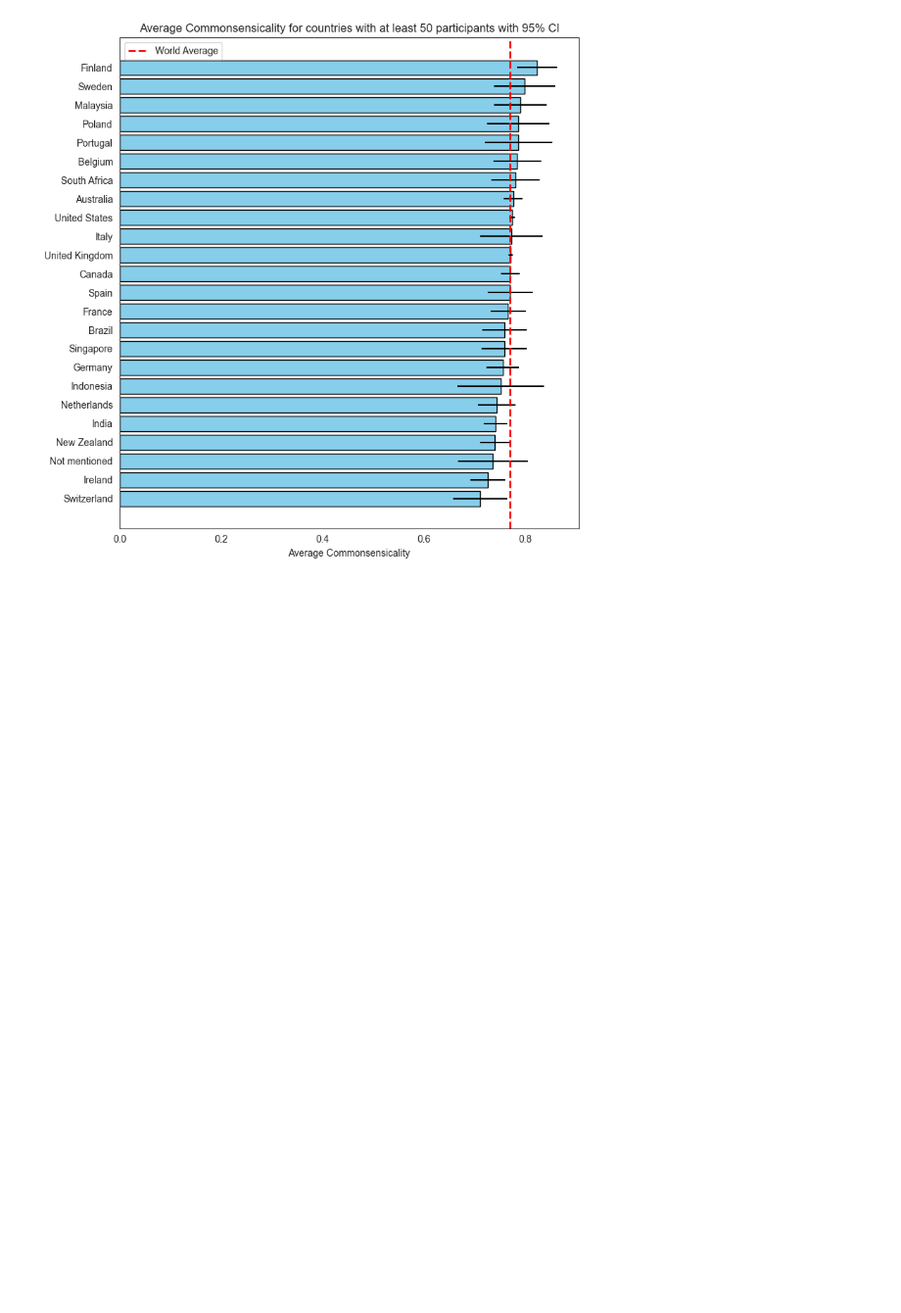
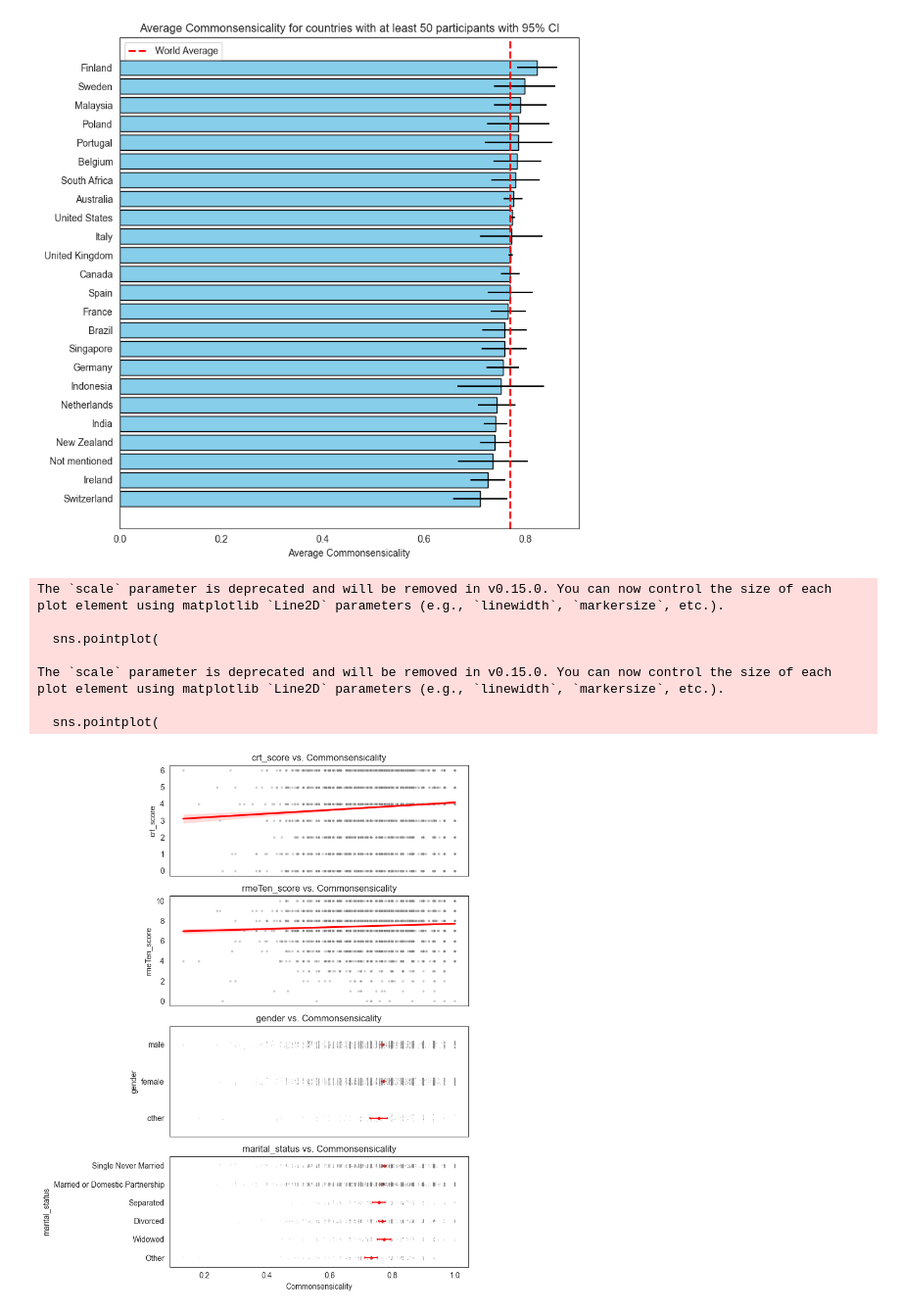
Before and after one commit to Watts-Lab/commonsense-data, a Jupyter notebook: .scripts/dashboard.ipynb, the cells around one changed output. Shown at 98% size. Cells and saved outputs as stored; diff of their text form; code cells hidden in the pictures; blank space fills up the shorter version.

Commit message:
update plot

```diff
--- a/.scripts/dashboard.ipynb
+++ b/.scripts/dashboard.ipynb
@@ -851,3 +851,76 @@ plt.tight_layout()
 plt.savefig("average_commonsensicality_by_country.pdf", dpi=300, bbox_inches="tight")
 # %% [output]
 [figure]
+# %%
+df = df_commonsense_country_info.to_pandas()
+
+numeric_vars = ["crt_score", "rmeTen_score"]
+cat_vars = ["gender", "marital_status"]
+
+nrows = len(numeric_vars) + len(cat_vars)
+fig, axes = plt.subplots(nrows=nrows, ncols=1, figsize=(8, 10), sharex=True)
+
+if nrows == 1:
+    axes = [axes]
+
+row_idx = 0
+
+for var in numeric_vars:
+    ax = axes[row_idx]
+    row_idx += 1
+
+    sns.scatterplot(
+        data=df, x="commonsensicality", y=var, color="gray", alpha=0.4, s=10, ax=ax
+    )
+
+    sns.regplot(
+        data=df, x="commonsensicality", y=var, scatter=False, color="red", ax=ax
+    )
+
+    ax.set_ylabel(var)
+    ax.set_xlabel("Commonsensicality")
+    ax.set_title(f"{var} vs. Commonsensicality")
+
+for var in cat_vars:
+    ax = axes[row_idx]
+    row_idx += 1
+
+    sns.stripplot(
+        data=df,
+        x="commonsensicality",
+        y=var,
+        color="gray",
+        alpha=0.5,
+        size=1,
+        ax=ax,
+        orient="h",
+    )
+
+    sns.pointplot(
+        data=df,
+        x="commonsensicality",
+        y=var,
+        errorbar=("ci", 95),
+        capsize=0.04,
+        scale=0.5,
+        color="red",
+        linestyle="none",
+        marker="D",
+        ax=ax,
+    )
+
+    ax.set_ylabel(var)
+    ax.set_xlabel("Commonsensicality")
+    ax.set_title(f"{var} vs. Commonsensicality")
+
+plt.tight_layout()
+plt.show()
+# %% [output]
+The `scale` parameter is deprecated and will be removed in v0.15.0. You can now control the size of each plot element using matplotlib `Line2D` parameters (e.g., `linewidth`, `markersize`, etc.).
+
+  sns.pointplot(
+
+The `scale` parameter is deprecated and will be removed in v0.15.0. You can now control the size of each plot element using matplotlib `Line2D` parameters (e.g., `linewidth`, `markersize`, etc.).
+
+  sns.pointplot(
+[figure, added]
```
